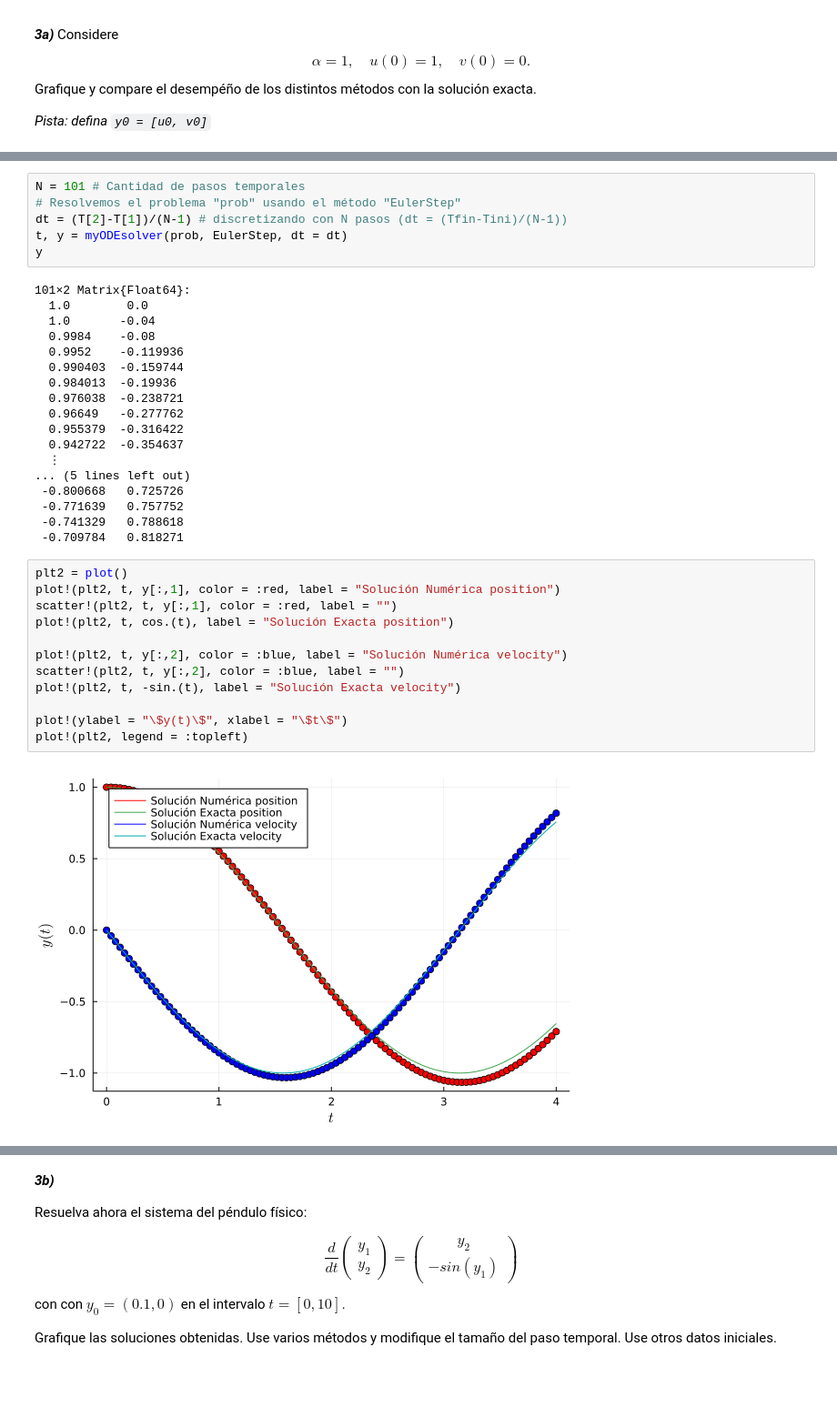
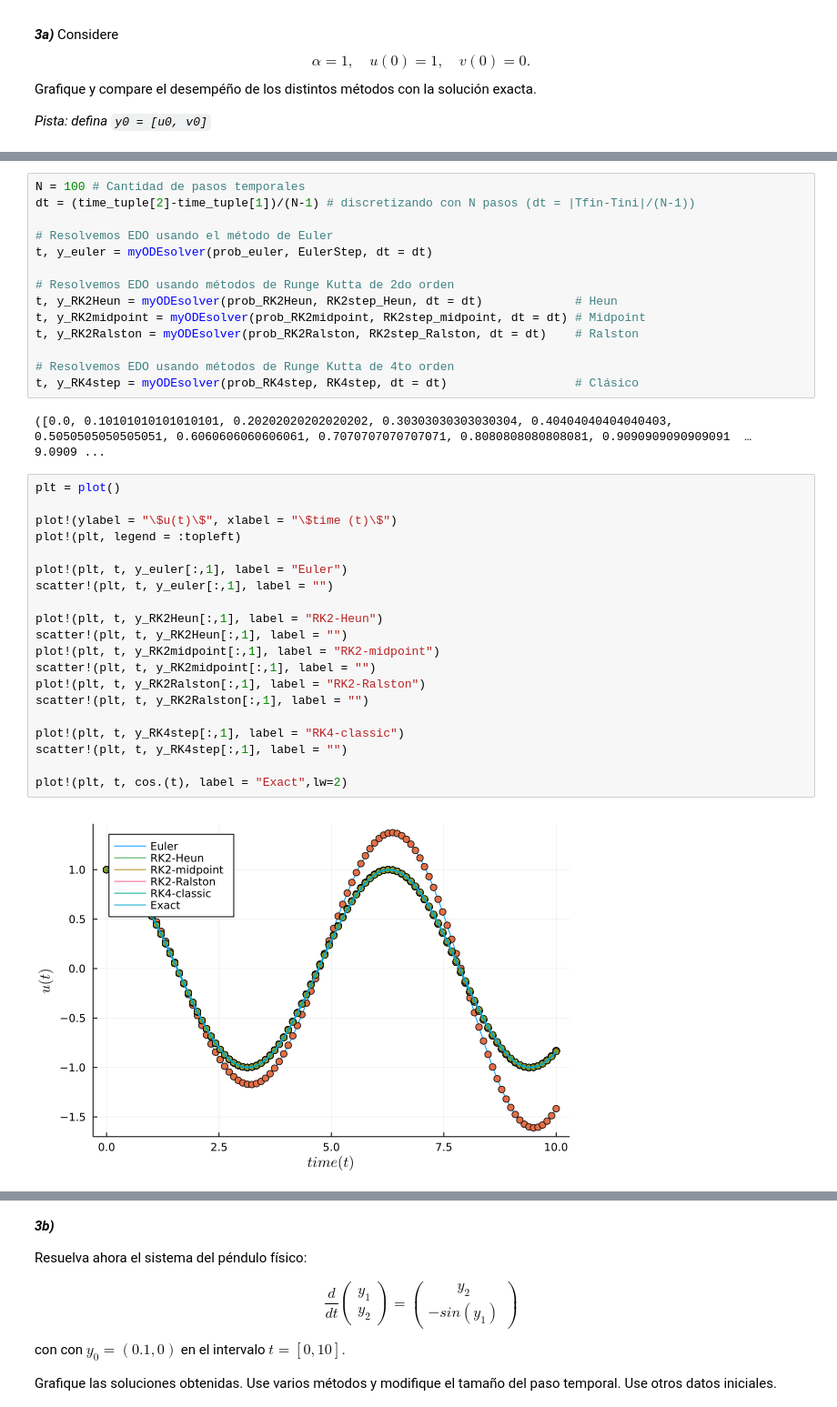
Before and after one commit to mendzmartin/pde2022, a Jupyter notebook: Tareas/01_tarea/tarea_1A.ipynb, the cells around one changed output, grey strips where cells are left out. Shown at 91% size. Cells and saved outputs as stored; diff of their text form; blank space fills up the shorter version.

```diff
--- a/Tareas/01_tarea/tarea_1A.ipynb
+++ b/Tareas/01_tarea/tarea_1A.ipynb
@@ -295,38 +300,38 @@ prob = myODEproblem(f_vector, y0, T, par)
 # %%
-N = 101 # Cantidad de pasos temporales
-# Resolvemos el problema "prob" usando el método "EulerStep"
-dt = (T[2]-T[1])/(N-1) # discretizando con N pasos (dt = (Tfin-Tini)/(N-1))
-t, y = myODEsolver(prob, EulerStep, dt = dt)
-y
+N = 100 # Cantidad de pasos temporales
+dt = (time_tuple[2]-time_tuple[1])/(N-1) # discretizando con N pasos (dt = |Tfin-Tini|/(N-1))
+
+# Resolvemos EDO usando el método de Euler
+t, y_euler = myODEsolver(prob_euler, EulerStep, dt = dt)
+
+# Resolvemos EDO usando métodos de Runge Kutta de 2do orden
+t, y_RK2Heun = myODEsolver(prob_RK2Heun, RK2step_Heun, dt = dt)             # Heun
+t, y_RK2midpoint = myODEsolver(prob_RK2midpoint, RK2step_midpoint, dt = dt) # Midpoint
+t, y_RK2Ralston = myODEsolver(prob_RK2Ralston, RK2step_Ralston, dt = dt)    # Ralston
+
+# Resolvemos EDO usando métodos de Runge Kutta de 4to orden
+t, y_RK4step = myODEsolver(prob_RK4step, RK4step, dt = dt)                  # Clásico
 # %% [output]
-101×2 Matrix{Float64}:
-  1.0        0.0
-  1.0       -0.04
-  0.9984    -0.08
-  0.9952    -0.119936
-  0.990403  -0.159744
-  0.984013  -0.19936
-  0.976038  -0.238721
-  0.96649   -0.277762
-  0.955379  -0.316422
-  0.942722  -0.354637
-  ⋮
-... (5 lines left out)
- -0.800668   0.725726
- -0.771639   0.757752
- -0.741329   0.788618
- -0.709784   0.818271
+([0.0, 0.10101010101010101, 0.20202020202020202, 0.30303030303030304, 0.40404040404040403, 0.5050505050505051, 0.6060606060606061, 0.7070707070707071, 0.8080808080808081, 0.9090909090909091  …  9.0909 ...
 # %%
-plt2 = plot()
-plot!(plt2, t, y[:,1], color = :red, label = "Solución Numérica position")
-scatter!(plt2, t, y[:,1], color = :red, label = "")
-plot!(plt2, t, cos.(t), label = "Solución Exacta position")
+plt = plot()
 
-plot!(plt2, t, y[:,2], color = :blue, label = "Solución Numérica velocity")
-scatter!(plt2, t, y[:,2], color = :blue, label = "")
-plot!(plt2, t, -sin.(t), label = "Solución Exacta velocity")
+plot!(ylabel = "\$u(t)\$", xlabel = "\$time (t)\$")
+plot!(plt, legend = :topleft)
 
-plot!(ylabel = "\$y(t)\$", xlabel = "\$t\$")
-plot!(plt2, legend = :topleft)
+plot!(plt, t, y_euler[:,1], label = "Euler")
+scatter!(plt, t, y_euler[:,1], label = "")
+
+plot!(plt, t, y_RK2Heun[:,1], label = "RK2-Heun")
+scatter!(plt, t, y_RK2Heun[:,1], label = "")
+plot!(plt, t, y_RK2midpoint[:,1], label = "RK2-midpoint")
+scatter!(plt, t, y_RK2midpoint[:,1], label = "")
+plot!(plt, t, y_RK2Ralston[:,1], label = "RK2-Ralston")
+scatter!(plt, t, y_RK2Ralston[:,1], label = "")
+
+plot!(plt, t, y_RK4step[:,1], label = "RK4-classic")
+scatter!(plt, t, y_RK4step[:,1], label = "")
+
+plot!(plt, t, cos.(t), label = "Exact",lw=2)
 # %% [output]
-[figure, old version]
+[figure, new version]
```
Also changed, not shown: parts of 4 cells of this notebook, 2 other files.
